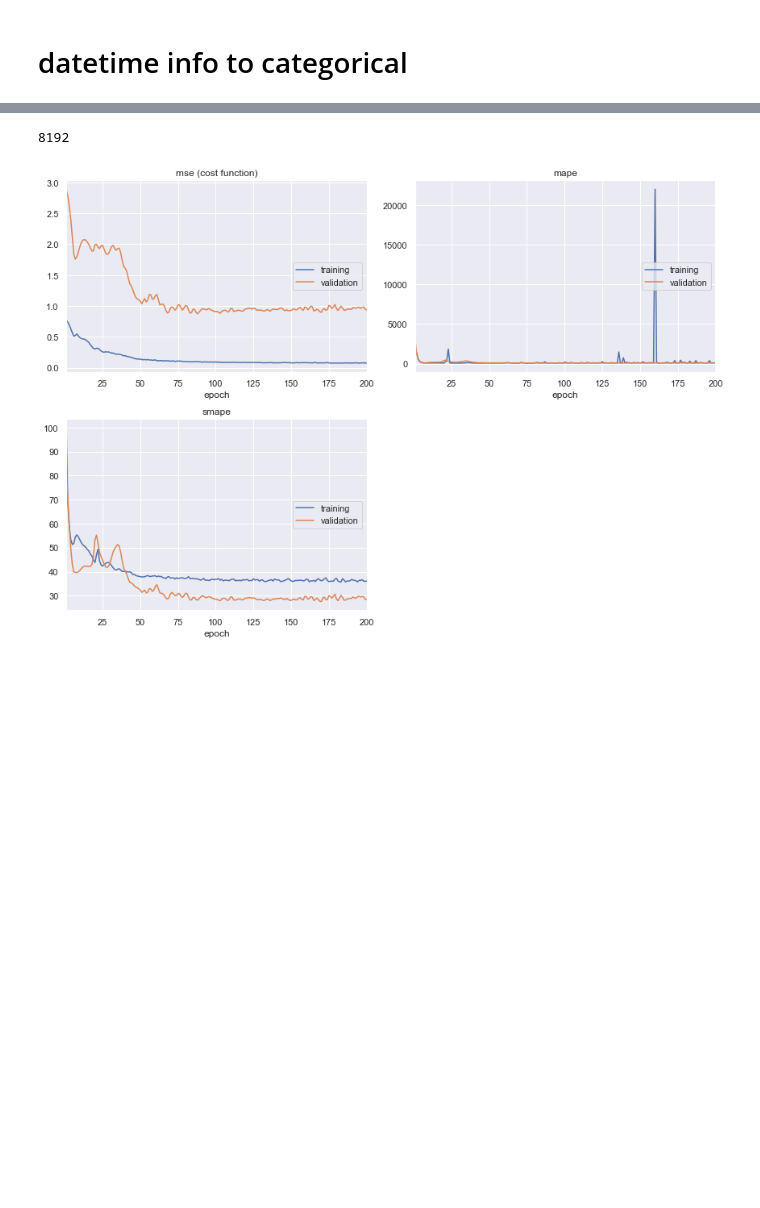
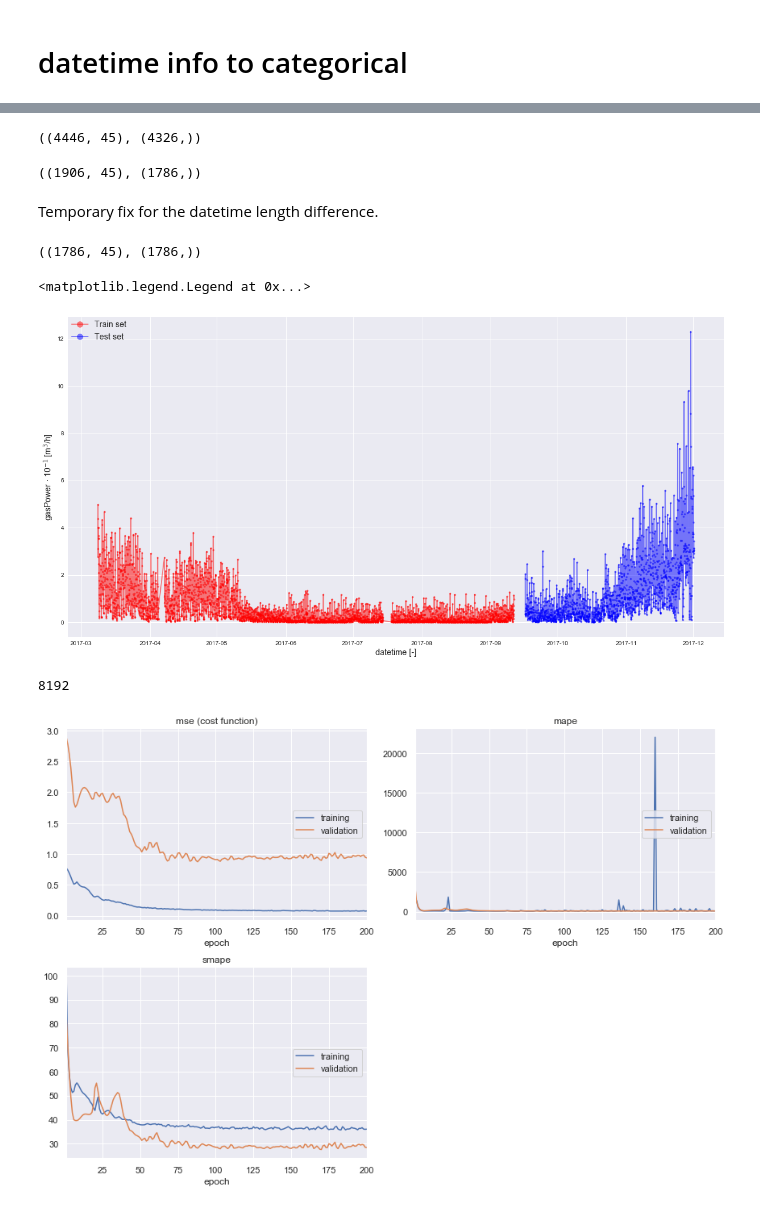
Before and after one commit to deKeijzer/Multivariate-time-series-models-in-Keras, a Jupyter notebook: notebooks/4.1 LSTM.ipynb, the cells around one changed output, grey strips where cells are left out. Saved outputs shown, nothing was run; the diff lists cells and outputs as text; code cells hidden in the pictures; blank space fills up the shorter version.

```diff
--- a/notebooks/LSTM.ipynb
+++ b/notebooks/4.1 LSTM.ipynb
@@ -199,6 +95,6 @@ data.head()
 look_back = 5*24 # D -> 5, H -> 5*24
 num_features = data.shape[1] - 1
 output_dim = 1
-test_size = 0.7
+train_size = 0.7
 
-X_train, y_train, X_test, y_test = df_to_lstm_format(df=data, test_size=test_size, look_back=look_back, target_column='gasPower', scale_X=True)
+X_train, y_train, X_test, y_test = df_to_cnn_rnn_format(df=data, train_size=train_size, look_back=look_back, target_column='gasPower', scale_X=True)
@@ -230,3 +136,47 @@ def smape(y_true, y_pred):
+# %%
+"""
+Get the X_train and X_test datetime values
+"""
+split_index = int(data.shape[0]*train_size)
+
+X_train_values = data[:split_index] # get the datetime values of X_train
+X_test_values = data[split_index:] # get the datetime values of X_train
+# %%
+X_train_values.shape, y_train.shape
+# %% [output]
+((4446, 45), (4326,))
+# %%
+X_test_values.shape, y_test.shape
+# %% [output]
+((1906, 45), (1786,))
+# %% [markdown]
+Temporary fix for the datetime length difference.
+# %%
+datetime_difference = len(X_train_values) - len(y_train)
+X_train_values = X_train_values[datetime_difference:] # Correct for datetime difference, this is a dirty way of doing it
+X_train_values.shape, y_train.shape
+
+datetime_difference = len(X_test_values) - len(y_test)
+X_test_values = X_test_values[datetime_difference:] # Correct for datetime difference, this is a dirty way of doing it
+X_test_values.shape, y_test.shape
+# %% [output]
+((1786, 45), (1786,))
+# %%
+"""
+Create the plot
+"""
+plt.figure(figsize=(20,10))
+
+plt.plot(X_train_values.index, y_train, '.-', color='red', label='Train set', alpha=0.5)
+plt.plot(X_test_values.index, y_test, '.-', color='blue', label='Test set', alpha=0.5)
+
+plt.ylabel(r'gasPower $\cdot$ 10$^{-%s}$ [m$^3$/h]' % magnitude, fontsize=14)
+plt.xlabel('datetime [-]', fontsize=14) #TODO: set x values as actual dates
+
+plt.legend(loc='upper left', borderaxespad=0, frameon=False, fontsize=14, markerscale=3)
+# %% [output]
+<matplotlib.legend.Legend at 0x...>
+[figure, added]
 # %%
 # Create model
 model = Sequential()
```
Also changed, not shown: parts of 29 cells of this notebook, 3 other files.
